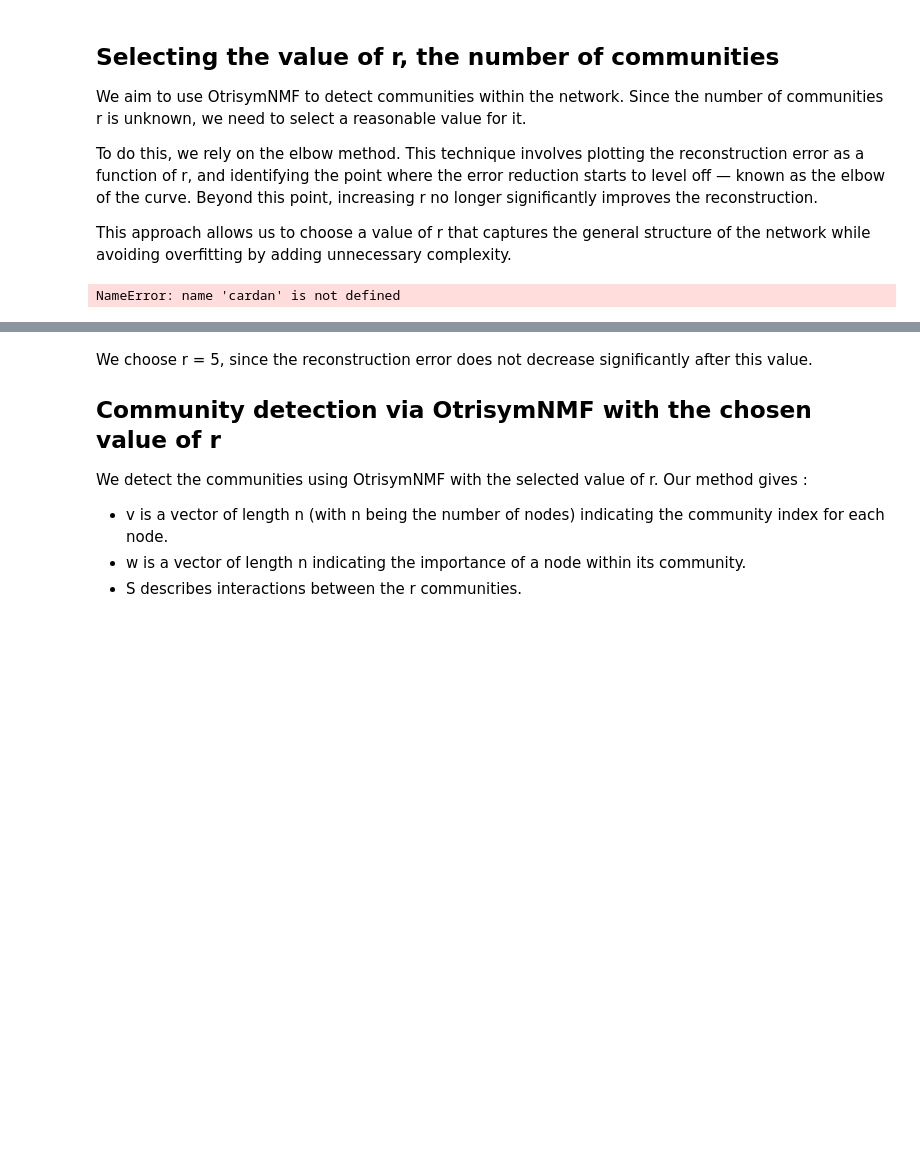
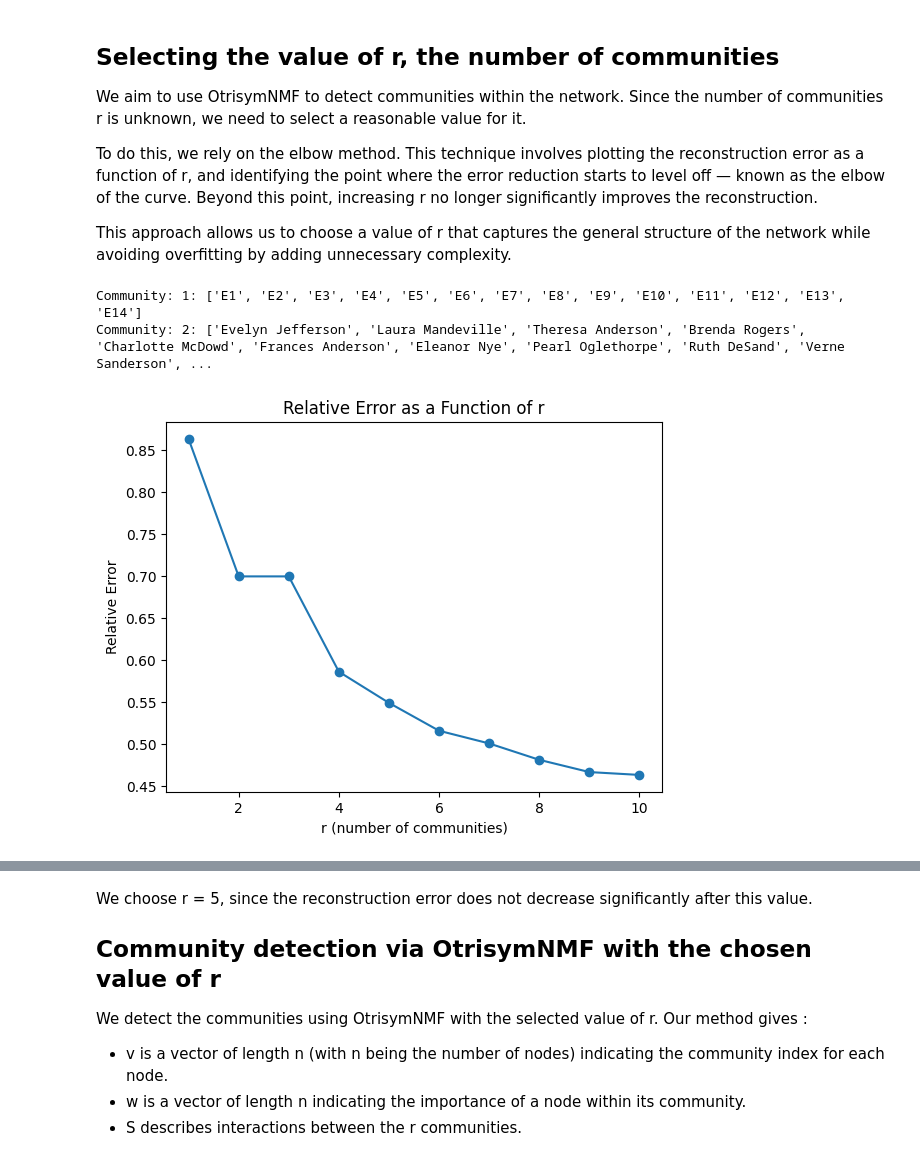
Before and after one commit to Alexia1305/OtrisymNMF_DCBM, a Jupyter notebook: Southern_women.ipynb, the cells around one changed output, grey strips where cells are left out. Cells and saved outputs as stored; diff of their text form; code cells hidden in the pictures; blank space fills up the shorter version.

```diff
--- a/Southern_women.ipynb
+++ b/Southern_women.ipynb
@@ -61,23 +61,27 @@ This approach allows us to choose a value of r that captures the general structu
 # %%
 import OtrisymNMF
 import matplotlib.pyplot as plt
 import numpy as np
 X = nx.adjacency_matrix(G) # adjacency matrix of the graph
 errors=[]
 r_listes=range(1,11)
 for r in r_listes : # compute the factorization for different values of r
-    w, v, S, error,_ = OtrisymNMF.OtrisymNMF_CD(X,r,update_rule="S_direct",numTrials=20,verbosity=0)
+    w, v, S, error,_ = OtrisymNMF.OtrisymNMF_CD(X,r,numTrials=20,verbosity=0)
     if r==2:
         for i in range(max(v)+1):
             index=np.where(v == i)[0]
             print(f"Community: {i+1}: {[list(G.nodes())[j] for j in index] }")
 
     errors.append(error)
+
+parameters=[r*(r+1)/2 for r in r_listes]
 # Plot of the relative reconstruction error as a function of r
 plt.plot(r_listes,errors,marker='o')
 plt.title('Relative Error as a Function of r')
 plt.xlabel('r (number of communities)')
 plt.ylabel('Relative Error')
 plt.show()
 # %% [output]
-NameError: name 'cardan' is not defined
+Community: 1: ['E1', 'E2', 'E3', 'E4', 'E5', 'E6', 'E7', 'E8', 'E9', 'E10', 'E11', 'E12', 'E13', 'E14']
+Community: 2: ['Evelyn Jefferson', 'Laura Mandeville', 'Theresa Anderson', 'Brenda Rogers', 'Charlotte McDowd', 'Frances Anderson', 'Eleanor Nye', 'Pearl Oglethorpe', 'Ruth DeSand', 'Verne Sanderson', ...
+[figure, added]
```
Also changed, not shown: parts of 3 cells of this notebook, 16 other files.
